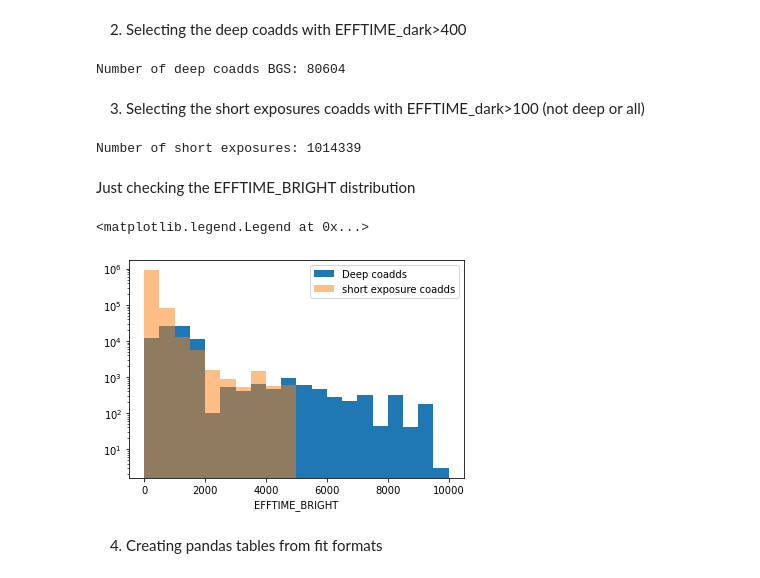
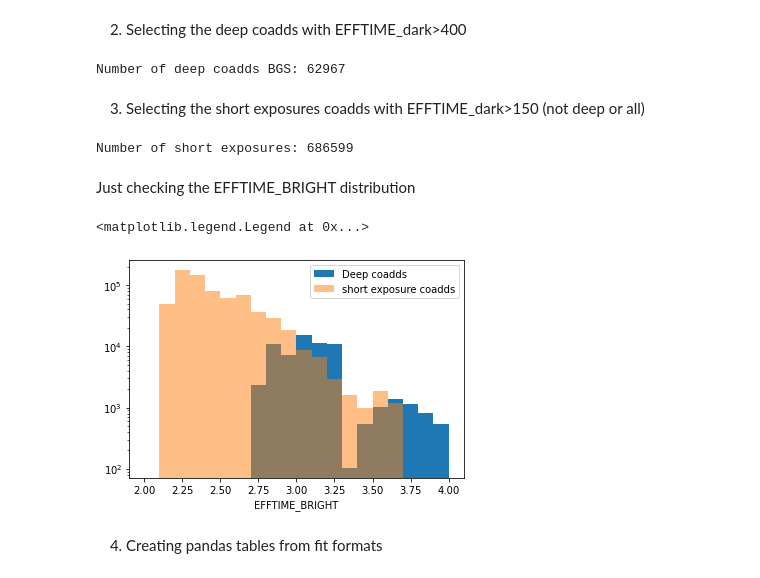
Before and after one commit to astro-blue/DESI_VI, a Jupyter notebook: SV_selection_algorithm/VI_selection_for_SV_BGSs.ipynb, the cells around one changed output. Cells and saved outputs as stored; diff of their text form; code cells hidden in the pictures.

```diff
--- a/SV_selection_algorithm/VI_selection_for_SV_BGSs.ipynb
+++ b/SV_selection_algorithm/VI_selection_for_SV_BGSs.ipynb
@@ -17,30 +17,30 @@ catalog = Table.read(diretory+dataname,hdu='ZBEST')
 # %% [markdown]
 2. Selecting the deep coadds with EFFTIME_dark>400
 # %%
-search_BGS = np.where((catalog['subset']=='deep')  & (catalog['EFFTIME_BRIGHT']>400))
+search_BGS = np.where((catalog['subset']=='deep')  & (catalog['EFFTIME_BRIGHT']>600))
 catalog_BGS = catalog[search_BGS[0]].copy()
 print('Number of deep coadds BGS:',len(search_BGS[0]))
 # %% [output]
-Number of deep coadds BGS: 80604
+Number of deep coadds BGS: 62967
 # %% [markdown]
-3. Selecting the short exposures coadds with EFFTIME_dark>100 (not deep or all)
+3. Selecting the short exposures coadds with EFFTIME_dark>150 (not deep or all)
 # %%
-search_BGS_short = np.where((catalog['subset']!='all') & (catalog['subset']!='deep') & (catalog['EFFTIME_BRIGHT']>100))
+search_BGS_short = np.where((catalog['subset']!='all') & (catalog['subset']!='deep') & (catalog['EFFTIME_BRIGHT']>150))
 catalog_BGS_short = catalog[search_BGS_short[0]].copy()
 print('Number of short exposures:', len(catalog_BGS_short))
 # %% [output]
-Number of short exposures: 1014339
+Number of short exposures: 686599
 # %% [markdown]
 Just checking the EFFTIME_BRIGHT distribution
 # %%
-plt.hist(catalog_BGS['EFFTIME_BRIGHT'],bins=20,range=(0,10000),label='Deep coadds')
-plt.hist(catalog_BGS_short['EFFTIME_BRIGHT'],bins=20,range=(0,10000),alpha=0.5,label='short exposure coadds')
+plt.hist(np.log10(catalog_BGS['EFFTIME_BRIGHT']),bins=20,range=(2,4),label='Deep coadds')
+plt.hist(np.log10(catalog_BGS_short['EFFTIME_BRIGHT']),bins=20,range=(2,4),alpha=0.5,label='short exposure coadds')
 plt.xlabel('EFFTIME_BRIGHT')
 plt.yscale('log')
 plt.legend()
 # %% [output]
 <matplotlib.legend.Legend at 0x...>
-[figure, old version]
+[figure, new version]
 # %% [markdown]
 4. Creating pandas tables from fit formats
 # %%
```
Also changed, not shown: parts of 21 cells of this notebook, 2 other files.
